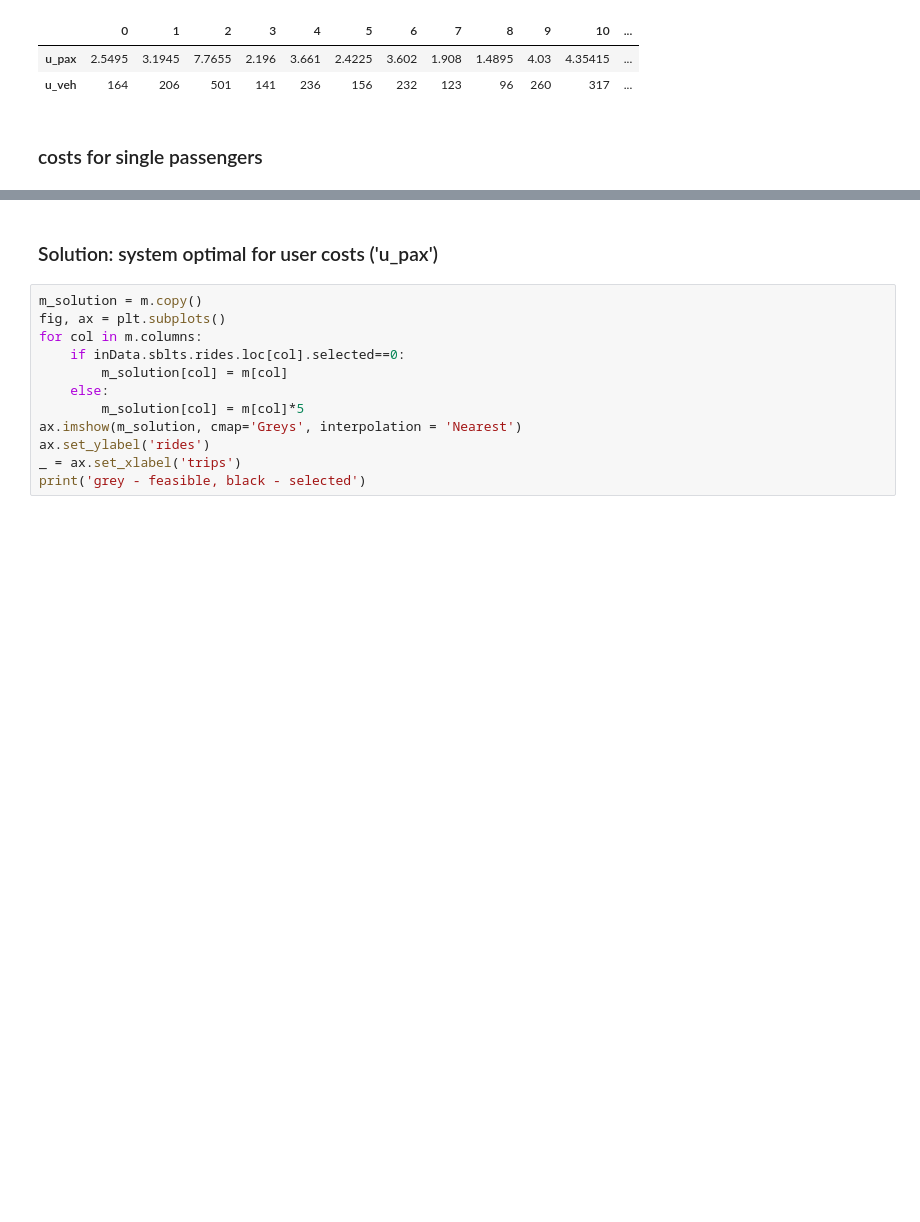
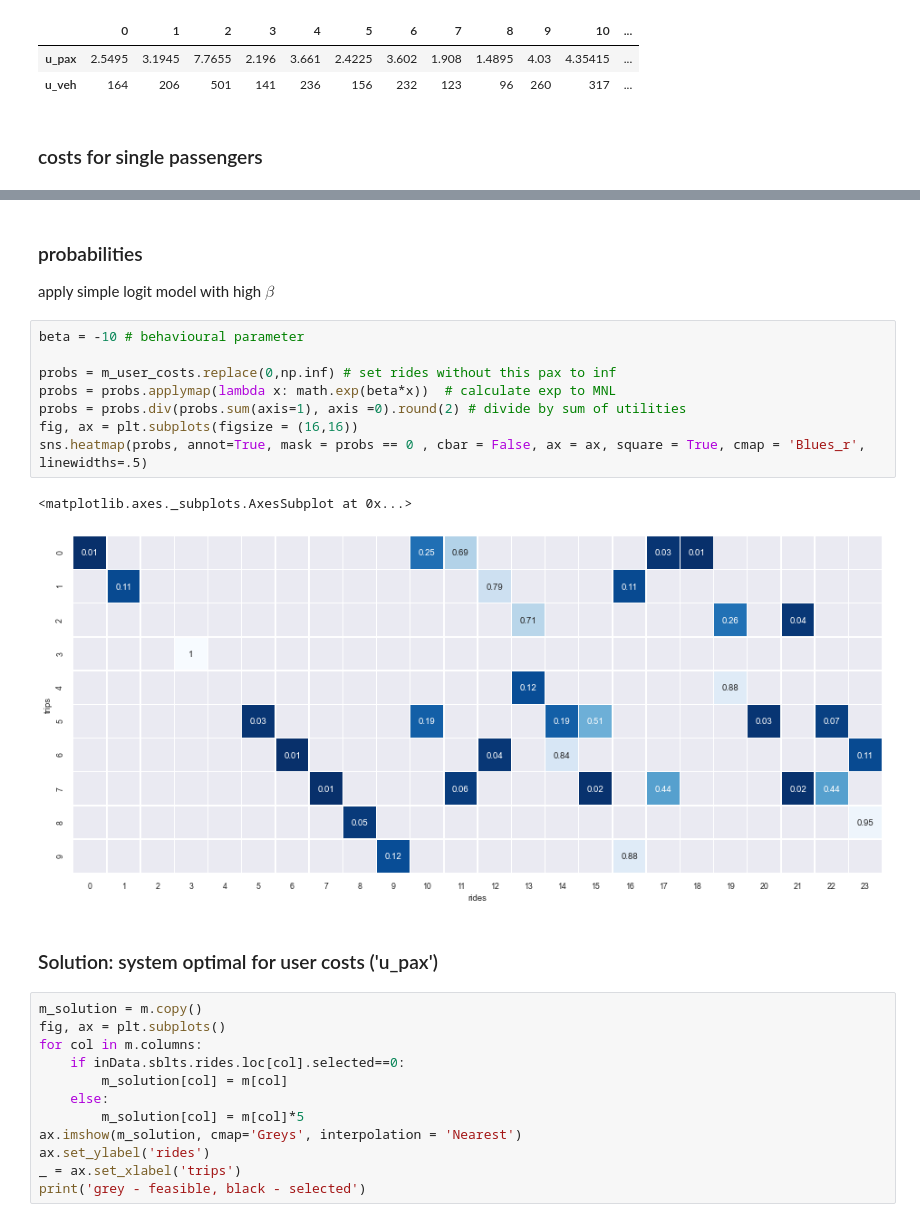
Before and after one commit to RafalKucharskiPK/ExMAS, a Jupyter notebook: ExMAS/spinoffs/game/toy.ipynb, the cells around one changed output, grey strips where cells are left out. Saved outputs shown, nothing was run; the diff lists cells and outputs as text; blank space fills up the shorter version.

```diff
--- a/ExMAS/spinoffs/game/toy.ipynb
+++ b/ExMAS/spinoffs/game/toy.ipynb
@@ -107,3 +122,18 @@ m_user_costs.round(1)
+# %% [markdown]
+### probabilities
+
+apply simple logit model with high $\beta$
+# %%
+beta = -10 # behavioural parameter
+
+probs = m_user_costs.replace(0,np.inf) # set rides without this pax to inf
+probs = probs.applymap(lambda x: math.exp(beta*x))  # calculate exp to MNL
+probs = probs.div(probs.sum(axis=1), axis =0).round(2) # divide by sum of utilities
+fig, ax = plt.subplots(figsize = (16,16))
+sns.heatmap(probs, annot=True, mask = probs == 0 , cbar = False, ax = ax, square = True, cmap = 'Blues_r', linewidths=.5)
+# %% [output]
+<matplotlib.axes._subplots.AxesSubplot at 0x...>
+[figure, added]
 # %% [markdown]
 ### Solution: system optimal for user costs ('u_pax')
 # %%
```
Also changed, not shown: parts of 4 cells of this notebook.
